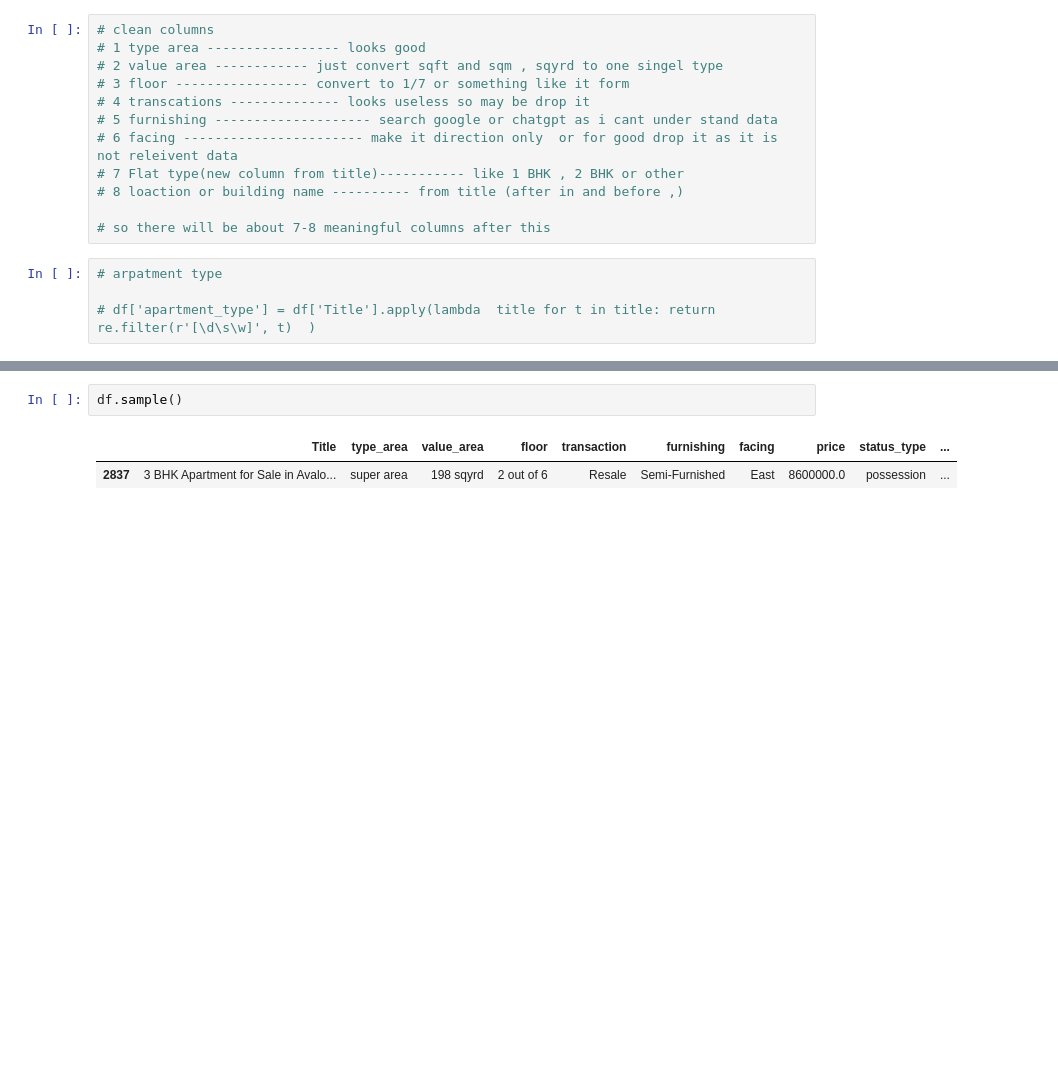
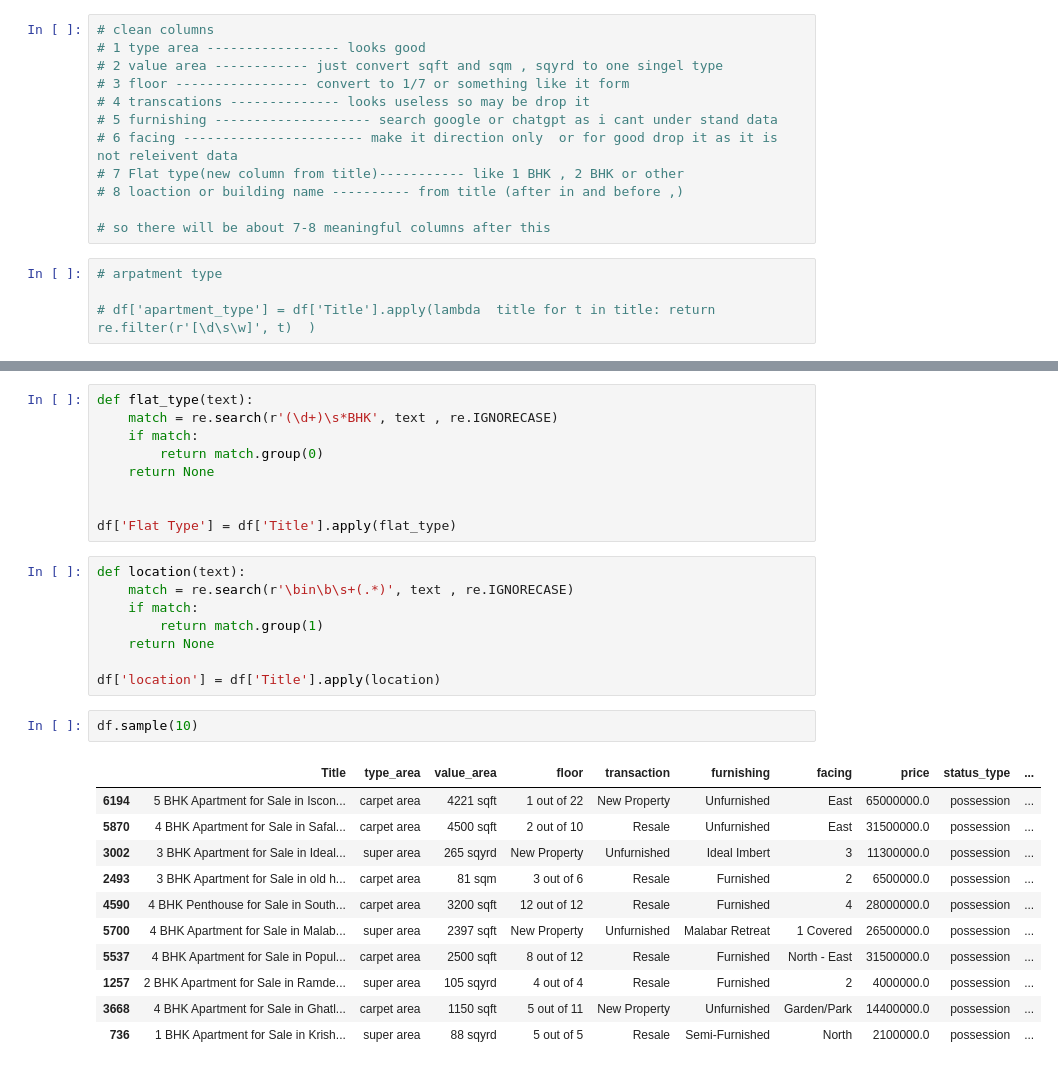
Before and after one commit to bunny-ml/Ahmedabad-Flat-Price-, a Jupyter notebook: notebooks/01_data_cleaning_code.ipynb, the cells around one changed output, grey strips where cells are left out. Drawn from its saved outputs; the diff is of its cells as text; blank space fills up the shorter version.

```diff
--- a/notebooks/01_data_cleaning_code.ipynb
+++ b/notebooks/01_data_cleaning_code.ipynb
@@ -406,5 +414,31 @@ df.sample(5)
+# %%
+def flat_type(text):
+    match = re.search(r'(\d+)\s*BHK', text , re.IGNORECASE)
+    if match:
+        return match.group(0)
+    return None
+
+
+df['Flat Type'] = df['Title'].apply(flat_type)
+# %%
+def location(text):
+    match = re.search(r'\bin\b\s+(.*)', text , re.IGNORECASE)
+    if match:
+        return match.group(1)
+    return None
+
+df['location'] = df['Title'].apply(location)
 # %%
-df.sample()
+df.sample(10)
 # %% [output]
 |  | Title | type_area | value_area | floor | transaction | furnishing | facing | price | status_type | ... |
-| 2837 | 3 BHK Apartment for Sale in Avalo... | super area | 198 sqyrd | 2 out of 6 | Resale | Semi-Furnished | East | 8600000.0 | possession | ... |
+| 6194 | 5 BHK Apartment for Sale in Iscon... | carpet area | 4221 sqft | 1 out of 22 | New Property | Unfurnished | East | 65000000.0 | possession | ... |
+| 5870 | 4 BHK Apartment for Sale in Safal... | carpet area | 4500 sqft | 2 out of 10 | Resale | Unfurnished | East | 31500000.0 | possession | ... |
+| 3002 | 3 BHK Apartment for Sale in Ideal... | super area | 265 sqyrd | New Property | Unfurnished | Ideal Imbert | 3 | 11300000.0 | possession | ... |
+| 2493 | 3 BHK Apartment for Sale in old h... | carpet area | 81 sqm | 3 out of 6 | Resale | Furnished | 2 | 6500000.0 | possession | ... |
+| 4590 | 4 BHK Penthouse for Sale in South... | carpet area | 3200 sqft | 12 out of 12 | Resale | Furnished | 4 | 28000000.0 | possession | ... |
+| 5700 | 4 BHK Apartment for Sale in Malab... | super area | 2397 sqft | New Property | Unfurnished | Malabar Retreat | 1 Covered | 26500000.0 | possession | ... |
+| 5537 | 4 BHK Apartment for Sale in Popul... | carpet area | 2500 sqft | 8 out of 12 | Resale | Furnished | North - East | 31500000.0 | possession | ... |
+| 1257 | 2 BHK Apartment for Sale in Ramde... | super area | 105 sqyrd | 4 out of 4 | Resale | Furnished | 2 | 4000000.0 | possession | ... |
+| 3668 | 4 BHK Apartment for Sale in Ghatl... | carpet area | 1150 sqft | 5 out of 11 | New Property | Unfurnished | Garden/Park | 14400000.0 | possession | ... |
+| 736 | 1 BHK Apartment for Sale in Krish... | super area | 88 sqyrd | 5 out of 5 | Resale | Semi-Furnished | North | 2100000.0 | possession | ... |
```
Also changed, not shown: parts of 8 cells of this notebook.
